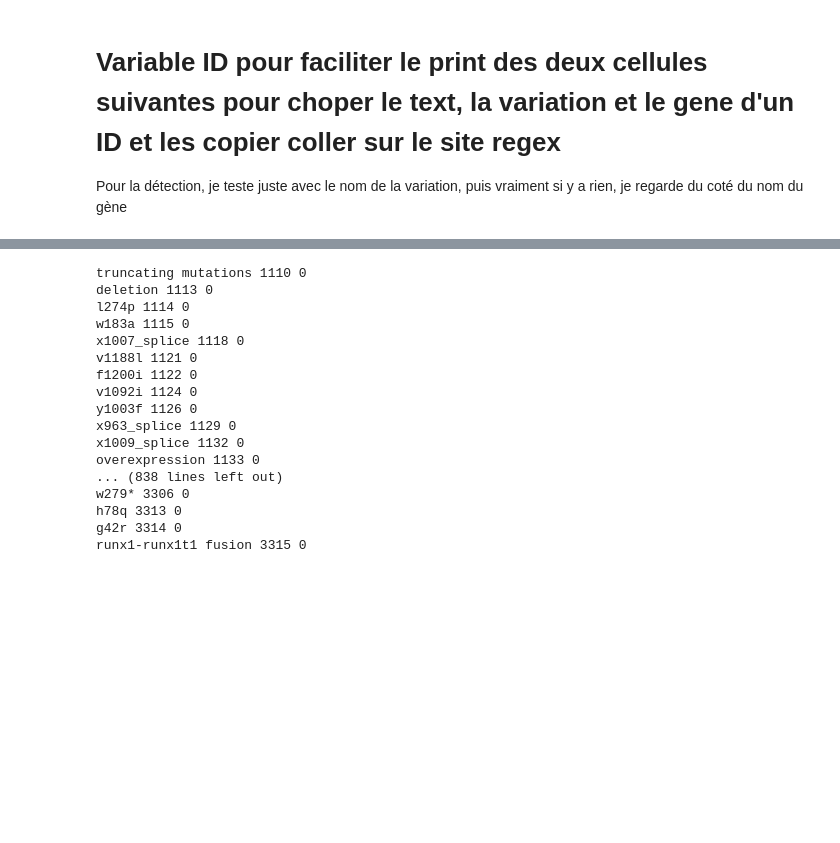
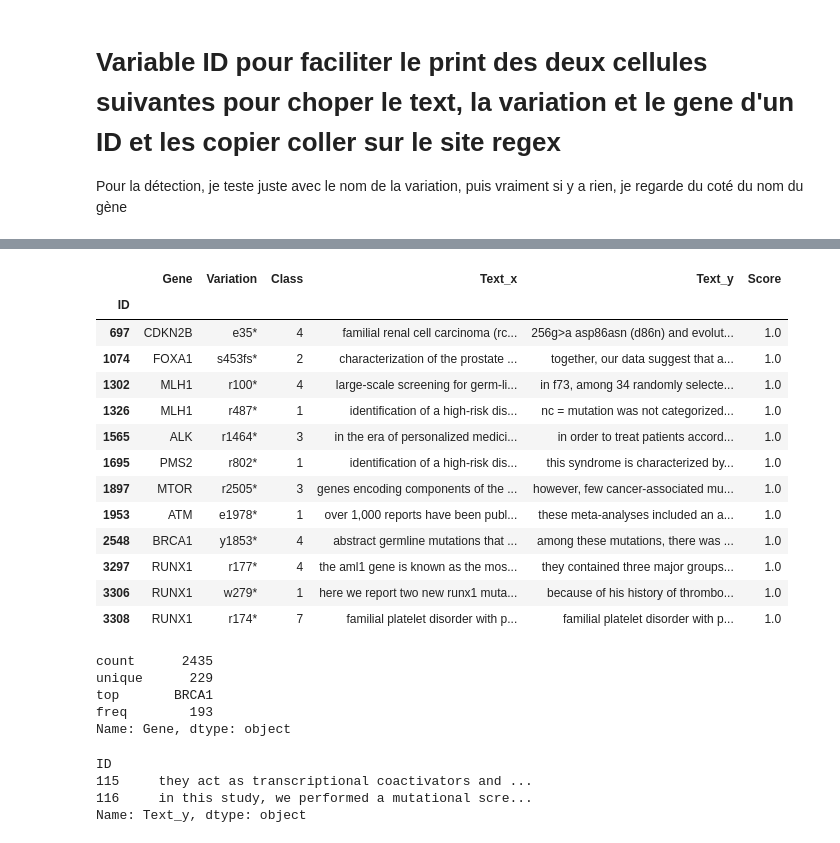
Before and after one commit to Chabname/RAPMC, a Jupyter notebook: notebook/Cancer_deep_learning.ipynb, the cells around one changed output, grey strips where cells are left out. Saved outputs shown, nothing was run; the diff lists cells and outputs as text; code cells hidden in the pictures; blank space fills up the shorter version.

```diff
--- a/notebook/Cancer_deep_learning.ipynb
+++ b/notebook/Cancer_deep_learning.ipynb
@@ -429,23 +544,37 @@ new_data[new_data["Score"] == 1]
+# %%
+new_data_best_score[new_data_best_score.apply(lambda line: line["Variation"] in line["Text_y"], axis = 1) == False]
+# %% [output]
+|  | Gene | Variation | Class | Text_x | Text_y | Score |
+| ID |  |  |  |  |  |  |
+| 697 | CDKN2B | e35* | 4 | familial renal cell carcinoma (rc... | 256g>a asp86asn (d86n) and evolut... | 1.0 |
+| 1074 | FOXA1 | s453fs* | 2 | characterization of the prostate ... | together, our data suggest that a... | 1.0 |
+| 1302 | MLH1 | r100* | 4 | large-scale screening for germ-li... | in f73, among 34 randomly selecte... | 1.0 |
+| 1326 | MLH1 | r487* | 1 | identification of a high-risk dis... | nc = mutation was not categorized... | 1.0 |
+| 1565 | ALK | r1464* | 3 | in the era of personalized medici... | in order to treat patients accord... | 1.0 |
+| 1695 | PMS2 | r802* | 1 | identification of a high-risk dis... | this syndrome is characterized by... | 1.0 |
+| 1897 | MTOR | r2505* | 3 | genes encoding components of the ... | however, few cancer-associated mu... | 1.0 |
+| 1953 | ATM | e1978* | 1 | over 1,000 reports have been publ... | these meta-analyses included an a... | 1.0 |
+| 2548 | BRCA1 | y1853* | 4 | abstract germline mutations that ... | among these mutations, there was ... | 1.0 |
+| 3297 | RUNX1 | r177* | 4 | the aml1 gene is known as the mos... | they contained three major groups... | 1.0 |
+| 3306 | RUNX1 | w279* | 1 | here we report two new runx1 muta... | because of his history of thrombo... | 1.0 |
+| 3308 | RUNX1 | r174* | 7 | familial platelet disorder with p... | familial platelet disorder with p... | 1.0 |
+# %%
+new_data_best_score["Gene"].describe()
+# %% [output]
+count      2435
+unique      229
+top       BRCA1
+freq        193
+Name: Gene, dtype: object
+# %%
+new_data_best_score[new_data_best_score["Gene"] == "KMT2D"]["Text_y"]
+# %% [output]
+ID
+115     they act as transcriptional coactivators and ...
+116     in this study, we performed a mutational scre...
+Name: Text_y, dtype: object
 # %%
-count = new_data[new_data["Score"] == 1].apply(lambda line: check_line(line), axis = 1)
+count = concat_RUNX1[concat_RUNX1["Score"] == 1].apply(lambda line: line["Text_y"].count(line["Variation"].lower()), axis = 1)
-# %% [output]
-truncating mutations 1110 0
-deletion 1113 0
-l274p 1114 0
-w183a 1115 0
-x1007_splice 1118 0
-v1188l 1121 0
-f1200i 1122 0
-v1092i 1124 0
-y1003f 1126 0
-x963_splice 1129 0
-x1009_splice 1132 0
-overexpression 1133 0
-... (838 lines left out)
-w279* 3306 0
-h78q 3313 0
-g42r 3314 0
-runx1-runx1t1 fusion 3315 0
 # %%
 index_hacker = count[count == 0].index
 index_hacker
```
Also changed, not shown: parts of 40 cells of this notebook.
